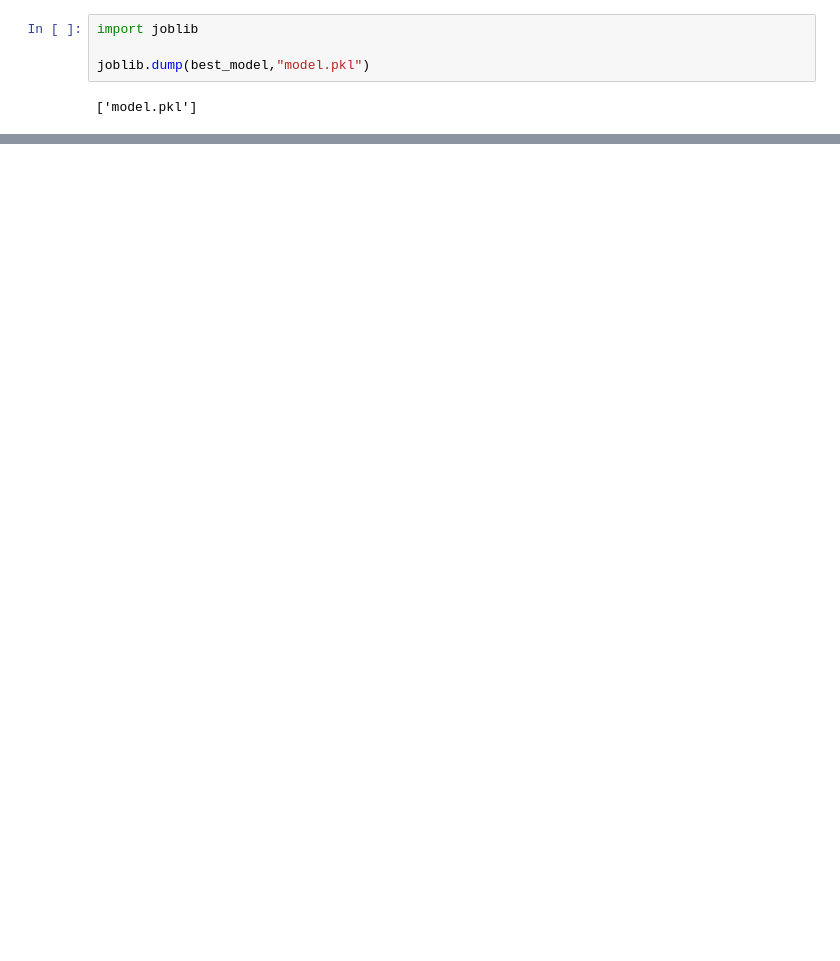
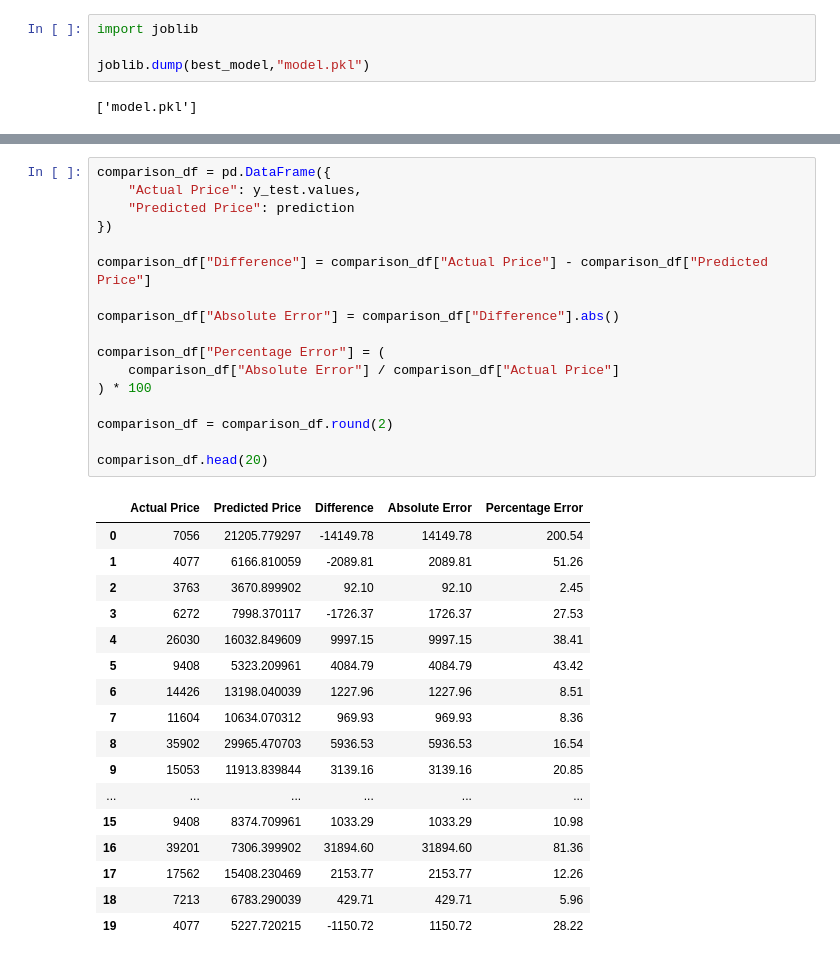
Before and after one commit to vaibhavpandey28/real_time_car_prediction_ml, a Jupyter notebook: prediction.ipynb, the cells around one changed output, grey strips where cells are left out. Saved outputs shown, nothing was run; the diff lists cells and outputs as text; blank space fills up the shorter version.

```diff
--- a/prediction.ipynb
+++ b/prediction.ipynb
@@ -475,0 +512,35 @@ plt.show()
+# %%
+comparison_df = pd.DataFrame({
+    "Actual Price": y_test.values,
+    "Predicted Price": prediction
+})
+
+comparison_df["Difference"] = comparison_df["Actual Price"] - comparison_df["Predicted Price"]
+
+comparison_df["Absolute Error"] = comparison_df["Difference"].abs()
+
+comparison_df["Percentage Error"] = (
+    comparison_df["Absolute Error"] / comparison_df["Actual Price"]
+) * 100
+
+comparison_df = comparison_df.round(2)
+
+comparison_df.head(20)
+# %% [output]
+|  | Actual Price | Predicted Price | Difference | Absolute Error | Percentage Error |
+| 0 | 7056 | 21205.779297 | -14149.78 | 14149.78 | 200.54 |
+| 1 | 4077 | 6166.810059 | -2089.81 | 2089.81 | 51.26 |
+| 2 | 3763 | 3670.899902 | 92.10 | 92.10 | 2.45 |
+| 3 | 6272 | 7998.370117 | -1726.37 | 1726.37 | 27.53 |
+| 4 | 26030 | 16032.849609 | 9997.15 | 9997.15 | 38.41 |
+| 5 | 9408 | 5323.209961 | 4084.79 | 4084.79 | 43.42 |
+| 6 | 14426 | 13198.040039 | 1227.96 | 1227.96 | 8.51 |
+| 7 | 11604 | 10634.070312 | 969.93 | 969.93 | 8.36 |
+| 8 | 35902 | 29965.470703 | 5936.53 | 5936.53 | 16.54 |
+| 9 | 15053 | 11913.839844 | 3139.16 | 3139.16 | 20.85 |
+| ... | ... | ... | ... | ... | ... |
+| 15 | 9408 | 8374.709961 | 1033.29 | 1033.29 | 10.98 |
+| 16 | 39201 | 7306.399902 | 31894.60 | 31894.60 | 81.36 |
+| 17 | 17562 | 15408.230469 | 2153.77 | 2153.77 | 12.26 |
+| 18 | 7213 | 6783.290039 | 429.71 | 429.71 | 5.96 |
+| 19 | 4077 | 5227.720215 | -1150.72 | 1150.72 | 28.22 |
```
Also changed, not shown: parts of 6 cells of this notebook, 3 other files.
